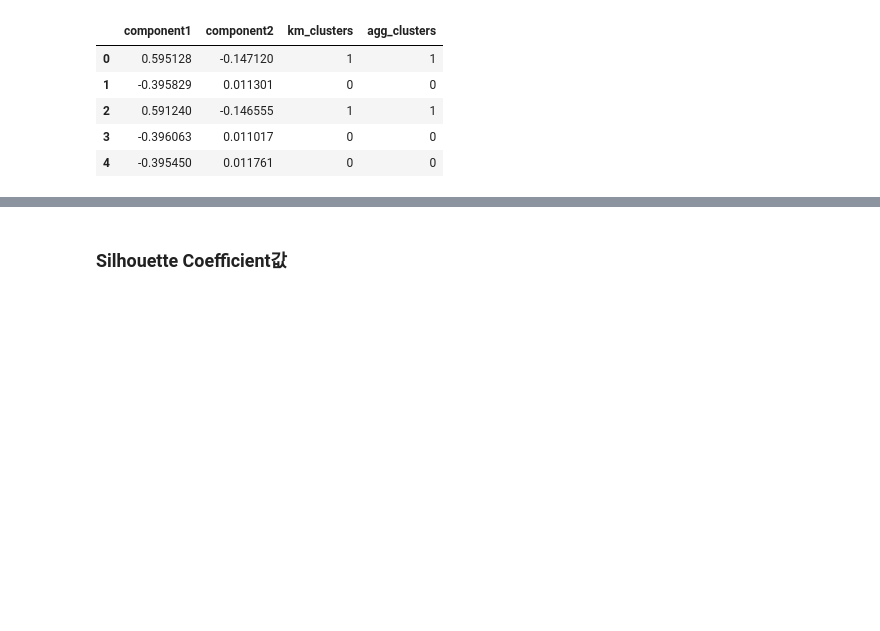
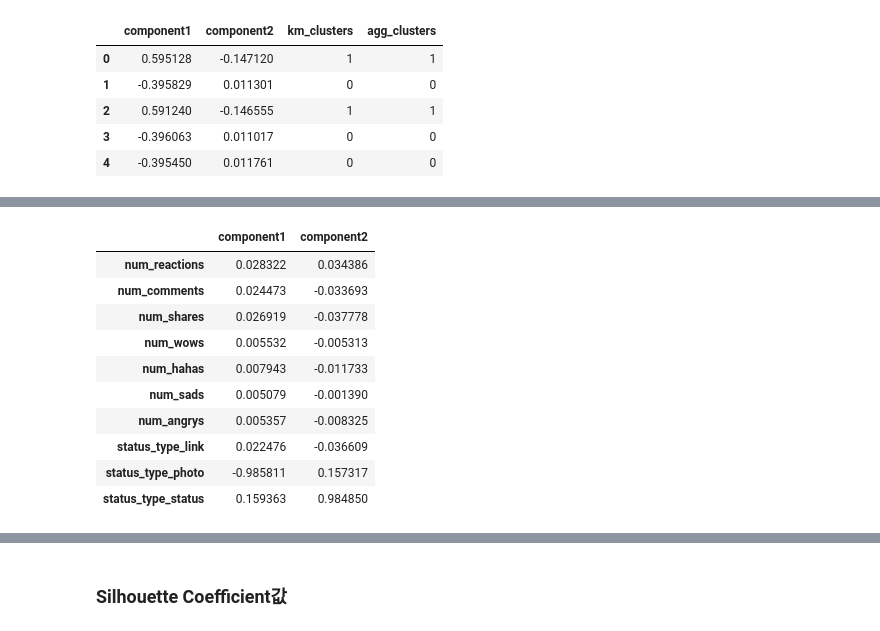
Before and after one commit to GunHeeJoe/DAP_2022, a Jupyter notebook: Lecture10_ipynb.ipynb, the cells around one changed output, grey strips where cells are left out. Drawn from its saved outputs; the diff is of its cells as text; code cells hidden in the pictures; blank space fills up the shorter version.

```diff
--- a/Lecture10_ipynb.ipynb
+++ b/Lecture10_ipynb.ipynb
@@ -521,3 +521,18 @@ Name: km_clusters, dtype: int64
 1    2397
 2     365
 Name: agg_clusters, dtype: int64
+# %%
+#eigenvector를 구해보면 'status_type_photo'가 높다는 것을 알 수 있다.
+pd.DataFrame(pca.components_.T,index=X.columns, columns=df_X.columns)
+# %% [output]
+|  | component1 | component2 |
+| num_reactions | 0.028322 | 0.034386 |
+| num_comments | 0.024473 | -0.033693 |
+| num_shares | 0.026919 | -0.037778 |
+| num_wows | 0.005532 | -0.005313 |
+| num_hahas | 0.007943 | -0.011733 |
+| num_sads | 0.005079 | -0.001390 |
+| num_angrys | 0.005357 | -0.008325 |
+| status_type_link | 0.022476 | -0.036609 |
+| status_type_photo | -0.985811 | 0.157317 |
+| status_type_status | 0.159363 | 0.984850 |
```
Also changed, not shown: parts of 16 cells of this notebook.
